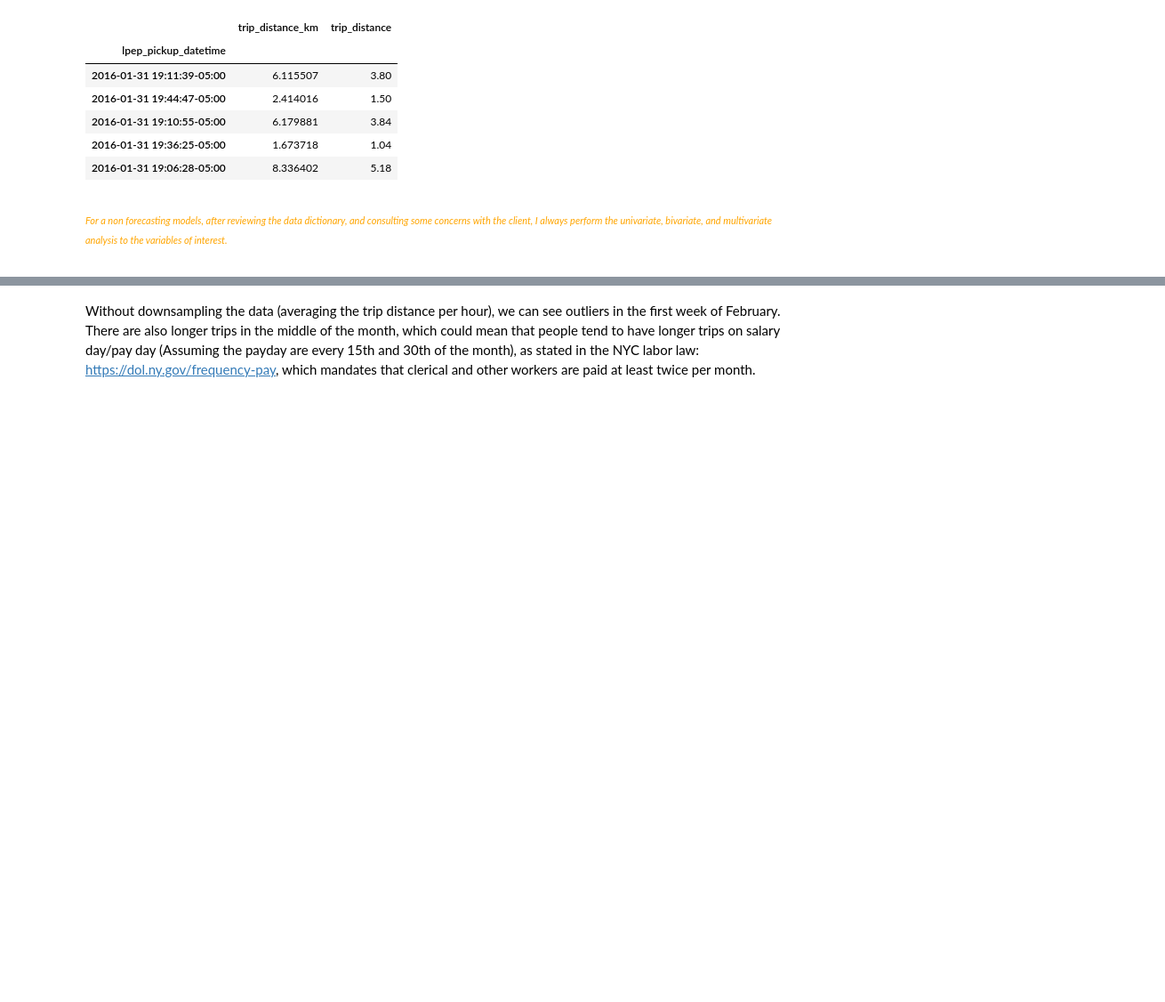
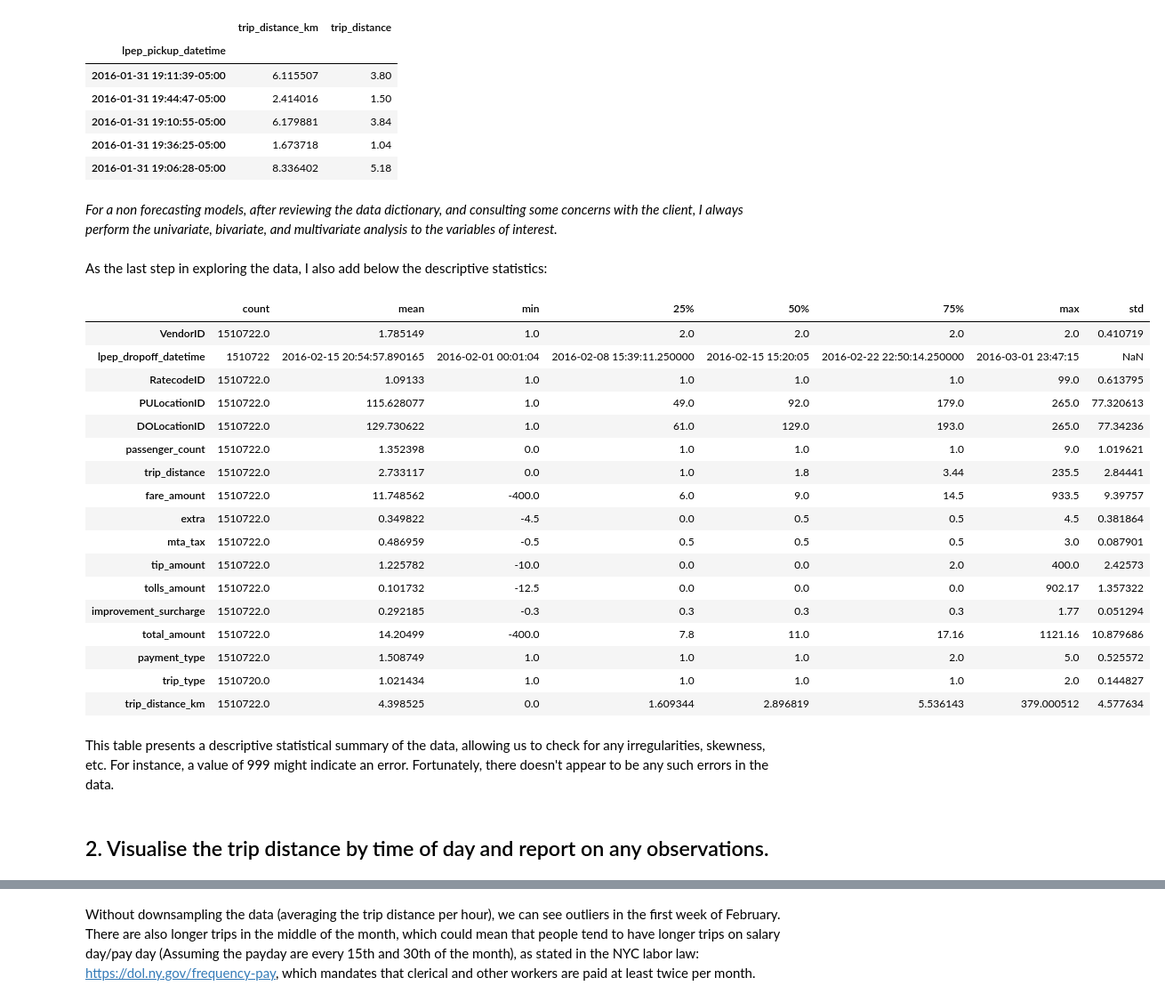
Before and after one commit to jstnjy/assembly-forecasting, a Jupyter notebook: Data Science Assessment 1: Forecasting.ipynb, the cells around one changed output, grey strips where cells are left out. Shown at 89% size. Cells and saved outputs as stored; diff of their text form; code cells hidden in the pictures; blank space fills up the shorter version.

```diff
--- a/forecasting.ipynb
+++ b/Data Science Assessment 1: Forecasting.ipynb
@@ -166,7 +161,34 @@ trip_data[['trip_distance_km', 'trip_distance']].head()
 | 2016-01-31 19:36:25-05:00 | 1.673718 | 1.04 |
 | 2016-01-31 19:06:28-05:00 | 8.336402 | 5.18 |
 # %% [markdown]
-*<p style="font-size:11px; color:orange">For a non forecasting models, after reviewing the data dictionary, and consulting some concerns with the client, I always perform the univariate, bivariate, and multivariate analysis to the variables of interest.</p>*
+*For a non forecasting models, after reviewing the data dictionary, and consulting some concerns with the client, I always perform the univariate, bivariate, and multivariate analysis to the variables of interest.*
+# %% [markdown]
+As the last step in exploring the data, I also add below the descriptive statistics:
+# %%
+trip_data.describe().T
+# %% [output]
+|  | count | mean | min | 25% | 50% | 75% | max | std |
+| VendorID | 1510722.0 | 1.785149 | 1.0 | 2.0 | 2.0 | 2.0 | 2.0 | 0.410719 |
+| lpep_dropoff_datetime | 1510722 | 2016-02-15 20:54:57.890165 | 2016-02-01 00:01:04 | 2016-02-08 15:39:11.250000 | 2016-02-15 15:20:05 | 2016-02-22 22:50:14.250000 | 2016-03-01 23:47:15 | NaN |
+| RatecodeID | 1510722.0 | 1.09133 | 1.0 | 1.0 | 1.0 | 1.0 | 99.0 | 0.613795 |
+| PULocationID | 1510722.0 | 115.628077 | 1.0 | 49.0 | 92.0 | 179.0 | 265.0 | 77.320613 |
+| DOLocationID | 1510722.0 | 129.730622 | 1.0 | 61.0 | 129.0 | 193.0 | 265.0 | 77.34236 |
+| passenger_count | 1510722.0 | 1.352398 | 0.0 | 1.0 | 1.0 | 1.0 | 9.0 | 1.019621 |
+| trip_distance | 1510722.0 | 2.733117 | 0.0 | 1.0 | 1.8 | 3.44 | 235.5 | 2.84441 |
+| fare_amount | 1510722.0 | 11.748562 | -400.0 | 6.0 | 9.0 | 14.5 | 933.5 | 9.39757 |
+| extra | 1510722.0 | 0.349822 | -4.5 | 0.0 | 0.5 | 0.5 | 4.5 | 0.381864 |
+| mta_tax | 1510722.0 | 0.486959 | -0.5 | 0.5 | 0.5 | 0.5 | 3.0 | 0.087901 |
+| tip_amount | 1510722.0 | 1.225782 | -10.0 | 0.0 | 0.0 | 2.0 | 400.0 | 2.42573 |
+| tolls_amount | 1510722.0 | 0.101732 | -12.5 | 0.0 | 0.0 | 0.0 | 902.17 | 1.357322 |
+| improvement_surcharge | 1510722.0 | 0.292185 | -0.3 | 0.3 | 0.3 | 0.3 | 1.77 | 0.051294 |
+| total_amount | 1510722.0 | 14.20499 | -400.0 | 7.8 | 11.0 | 17.16 | 1121.16 | 10.879686 |
+| payment_type | 1510722.0 | 1.508749 | 1.0 | 1.0 | 1.0 | 2.0 | 5.0 | 0.525572 |
+| trip_type | 1510720.0 | 1.021434 | 1.0 | 1.0 | 1.0 | 1.0 | 2.0 | 0.144827 |
+| trip_distance_km | 1510722.0 | 4.398525 | 0.0 | 1.609344 | 2.896819 | 5.536143 | 379.000512 | 4.577634 |
+# %% [markdown]
+This table presents a descriptive statistical summary of the data, allowing us to check for any irregularities, skewness, etc. For instance, a value of 999 might indicate an error. Fortunately, there doesn't appear to be any such errors in the data.
+# %% [markdown]
+## 2. Visualise the trip distance by time of day and report on any observations.
 # %%
 # this code has been stored in the folder ./forecasting/plotting.py
 datetime_line_plot(trip_data,
```
Also changed, not shown: parts of 28 cells of this notebook, 10 other files.
